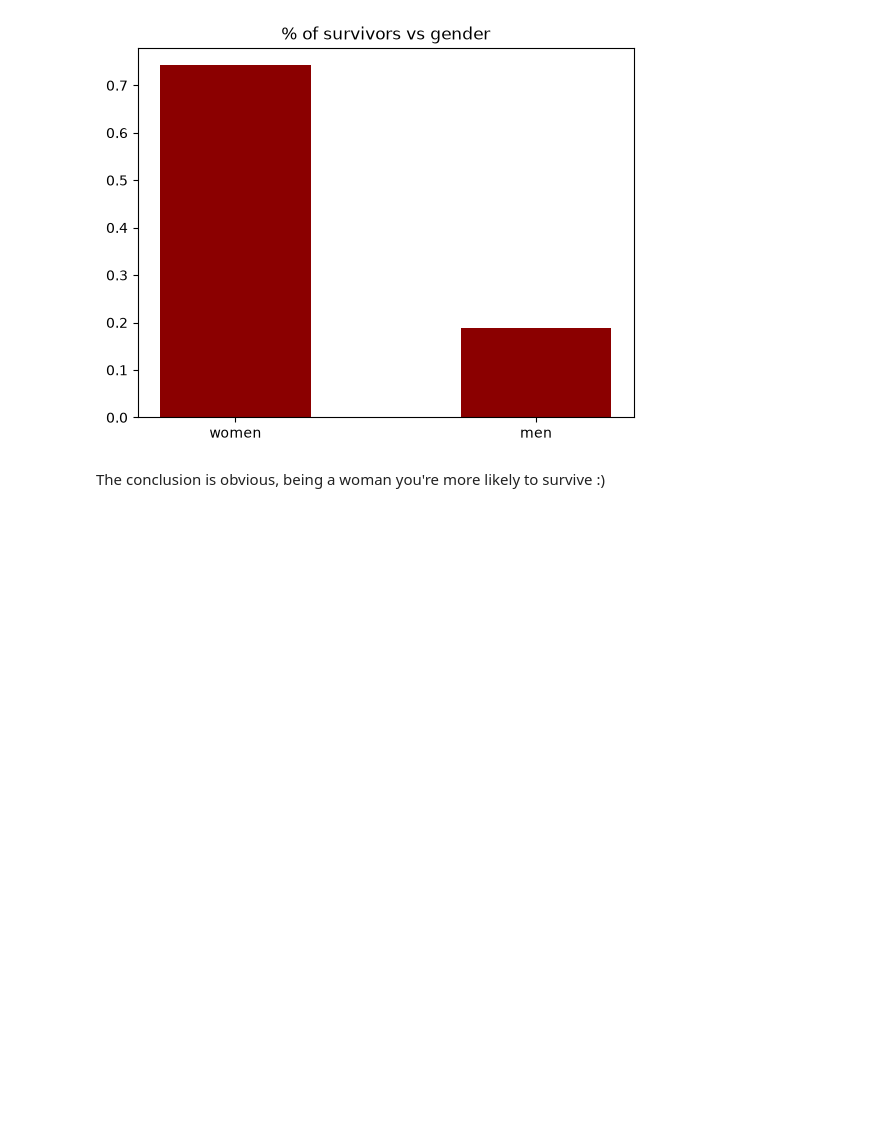
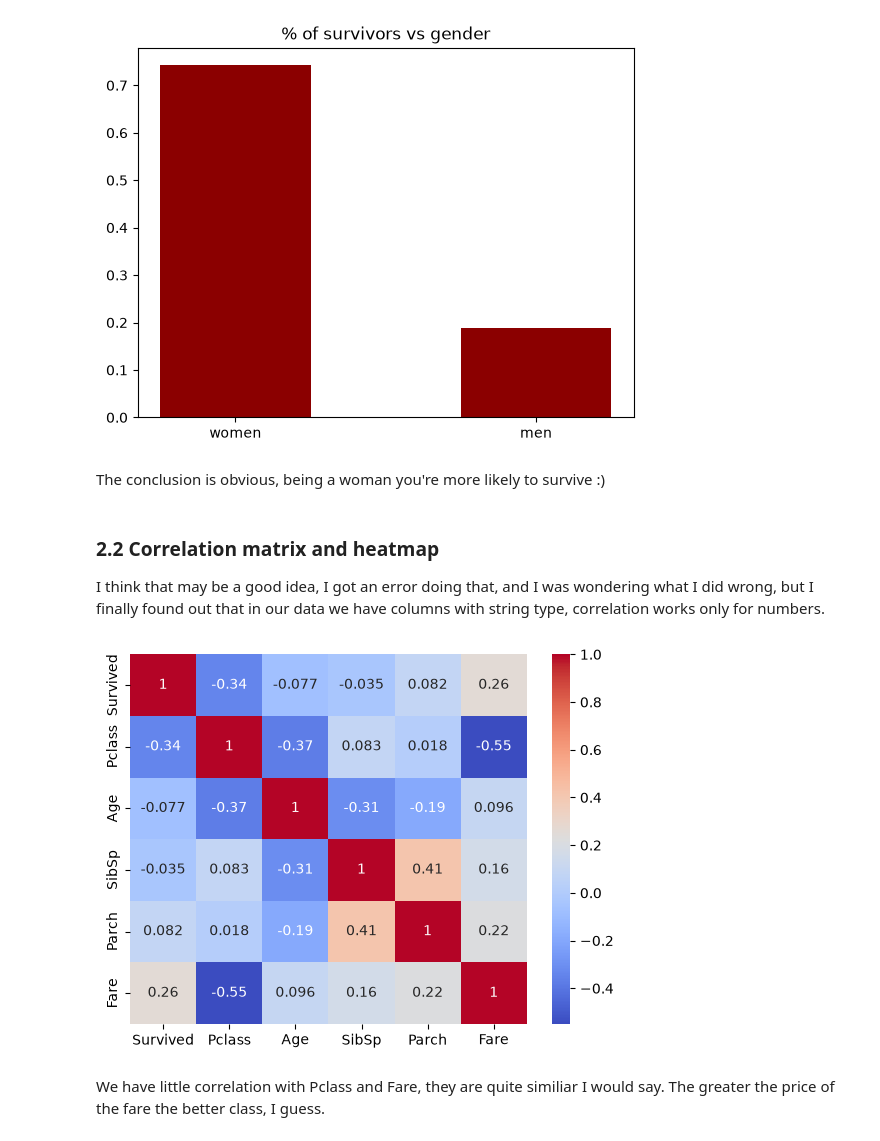
Before and after one commit to Matthew1401/Dataset-projects, a Jupyter notebook: Titanic disaster/titanic.ipynb, the cells around one changed output. Cells and saved outputs as stored; diff of their text form; code cells hidden in the pictures; blank space fills up the shorter version.

Commit message:
Did little of EDA. Correlation matrix and heatmap.

```diff
--- a/Titanic disaster/titanic.ipynb
+++ b/Titanic disaster/titanic.ipynb
@@ -51,3 +92,31 @@ plt.show()
 [figure]
 # %% [markdown]
 The conclusion is obvious, being a woman you're more likely to survive :)
+# %% [markdown]
+### 2.2 Correlation matrix and heatmap
+
+I think that may be a good idea, I got an error doing that, and I was wondering what I did wrong, but I finally found out that in our data we have columns with string type, correlation works only for numbers.
+# %%
+'''
+PassengerId  891 non-null    int64
+Survived     891 non-null    int64
+Pclass       891 non-null    int64
+Name         891 non-null    str
+Sex          891 non-null    str
+Age          714 non-null    float64
+SibSp        891 non-null    int64
+Parch        891 non-null    int64
+Ticket       891 non-null    str
+Fare         891 non-null    float64
+Cabin        204 non-null    str
+Embarked     889 non-null    str
+'''
+
+no_columns = ['Survived', 'Pclass', 'Age', 'SibSp', 'Parch', 'Fare']
+corr_matrix = train_data[no_columns].corr()
+sns.heatmap(corr_matrix, annot=True, cmap="coolwarm")
+plt.show()
+# %% [output]
+[figure, added]
+# %% [markdown]
+We have little correlation with Pclass and Fare, they are quite similiar I would say. The greater the price of the fare the better class, I guess.
```
Also changed, not shown: parts of 5 cells of this notebook.
